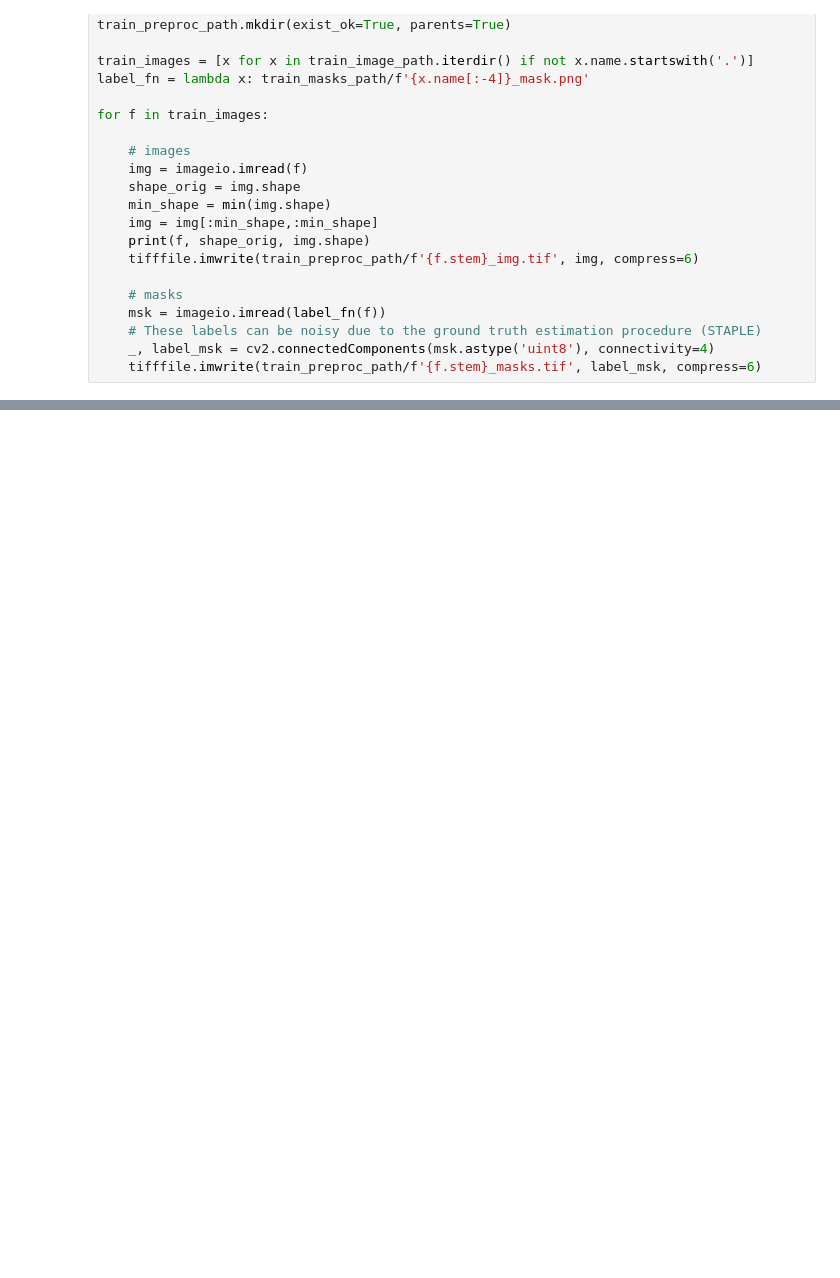
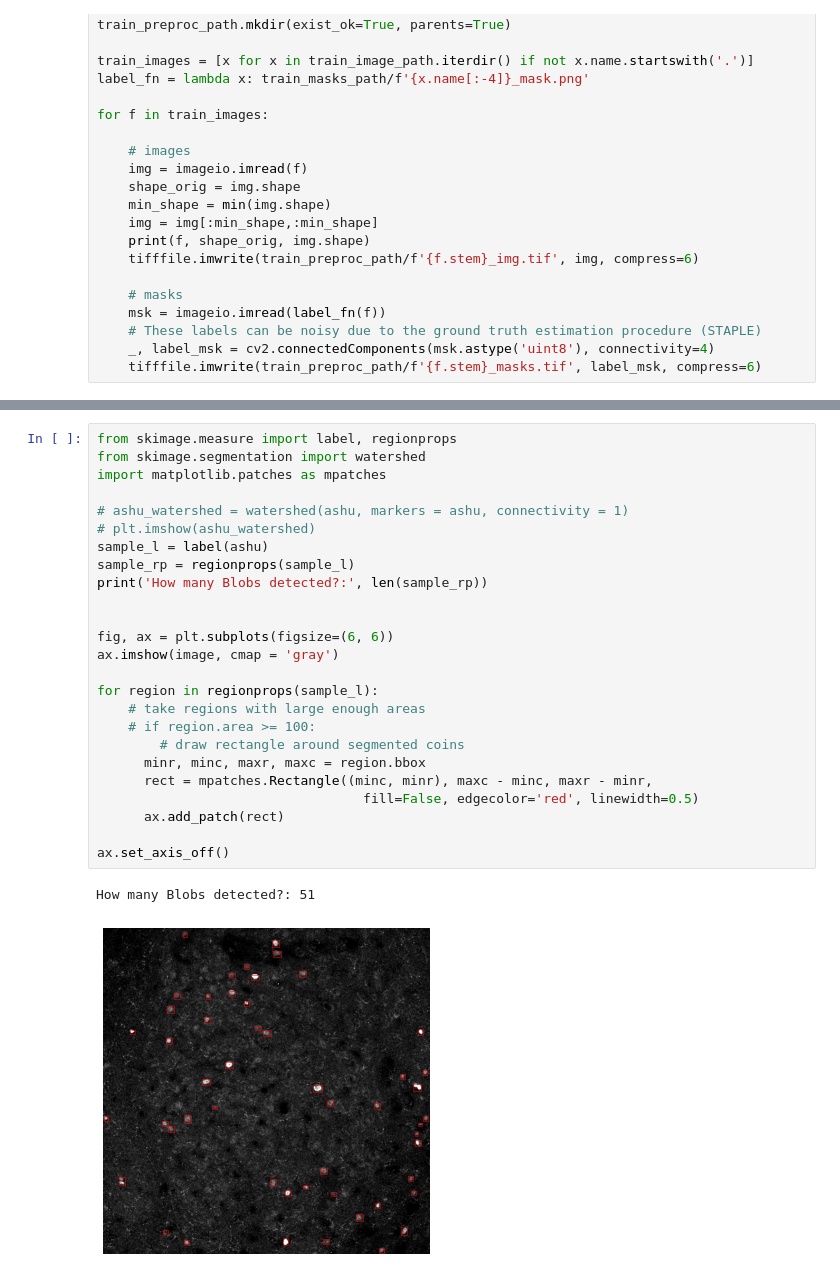
Before and after one commit to Ashu156/Image-Processing, a Jupyter notebook: cFos_segmentation_deepflash2.ipynb, the cells around one changed output, grey strips where cells are left out. Drawn from its saved outputs; the diff is of its cells as text; blank space fills up the shorter version.

```diff
--- a/cFos_segmentation_deepflash2.ipynb
+++ b/cFos_segmentation_deepflash2.ipynb
@@ -163,0 +190,28 @@ plt.imshow(masks[11], cmap = 'jet', alpha=0.5*(masks[11]>0))
+# %%
+from skimage.measure import label, regionprops
+from skimage.segmentation import watershed
+import matplotlib.patches as mpatches
+
+# ashu_watershed = watershed(ashu, markers = ashu, connectivity = 1)
+# plt.imshow(ashu_watershed)
+sample_l = label(ashu)
+sample_rp = regionprops(sample_l)
+print('How many Blobs detected?:', len(sample_rp))
+
+
+fig, ax = plt.subplots(figsize=(6, 6))
+ax.imshow(image, cmap = 'gray')
+
+for region in regionprops(sample_l):
+    # take regions with large enough areas
+    # if region.area >= 100:
+        # draw rectangle around segmented coins
+      minr, minc, maxr, maxc = region.bbox
+      rect = mpatches.Rectangle((minc, minr), maxc - minc, maxr - minr,
+                                  fill=False, edgecolor='red', linewidth=0.5)
+      ax.add_patch(rect)
+
+ax.set_axis_off()
+# %% [output]
+How many Blobs detected?: 51
+[figure, added]
```
Also changed, not shown: parts of 14 cells of this notebook.
